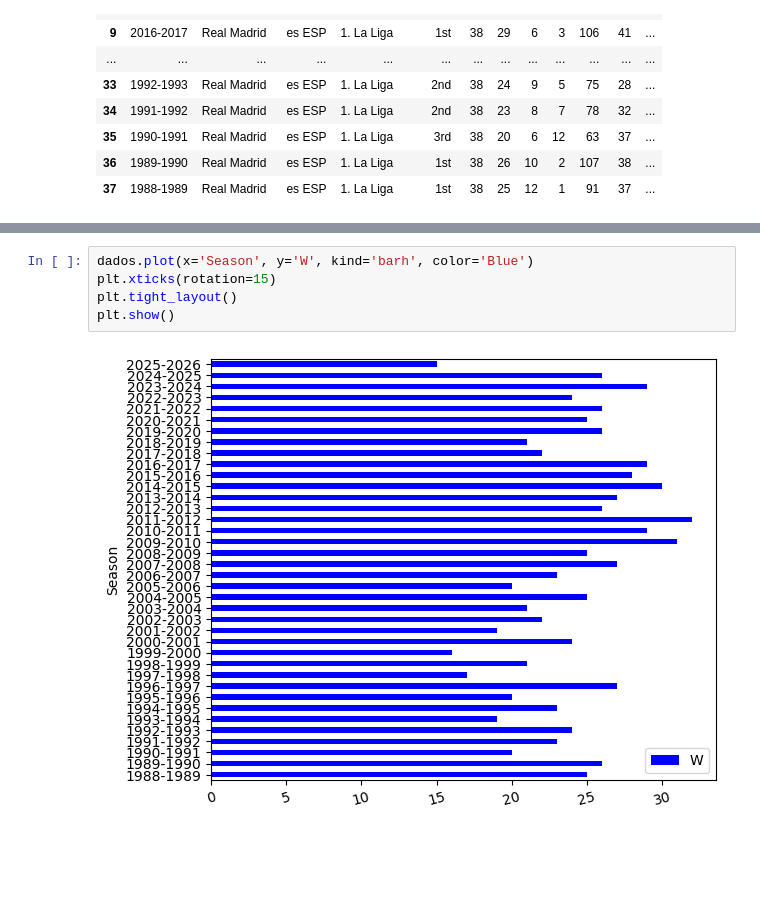
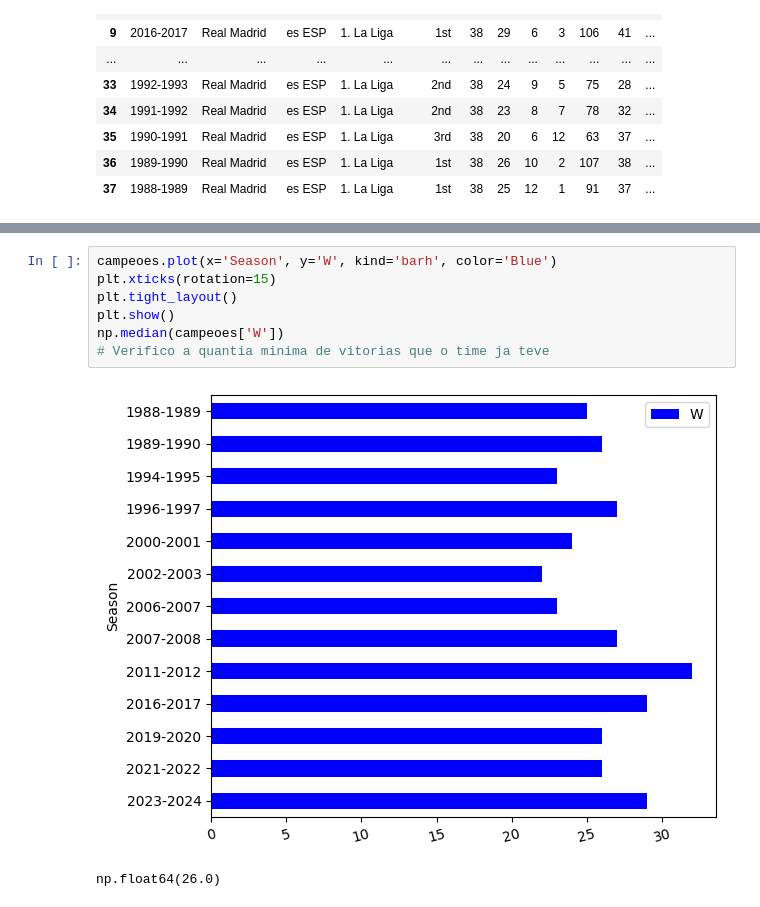
Before and after one commit to Luis7ml/Analise-Exploratoria-sobre-o-time-do-Real-Madrid, a Jupyter notebook: Analise.ipynb, the cells around one changed output, grey strips where cells are left out. Drawn from its saved outputs; the diff is of its cells as text; blank space fills up the shorter version.

```diff
--- a/Analise.ipynb
+++ b/Analise.ipynb
@@ -48,8 +50,11 @@ campeoes.plot(x='Top Team Scorer', y='GF', kind='bar', color='red')
 # %%
-dados.plot(x='Season', y='W', kind='barh', color='Blue')
+campeoes.plot(x='Season', y='W', kind='barh', color='Blue')
 plt.xticks(rotation=15)
 plt.tight_layout()
 plt.show()
+np.median(campeoes['W'])
+# Verifico a quantia minima de vitorias que o time ja teve
 # %% [output]
-[figure, old version]
+[figure, new version]
+np.float64(26.0)
 # %%
```
Also changed, not shown: parts of 3 cells of this notebook.
